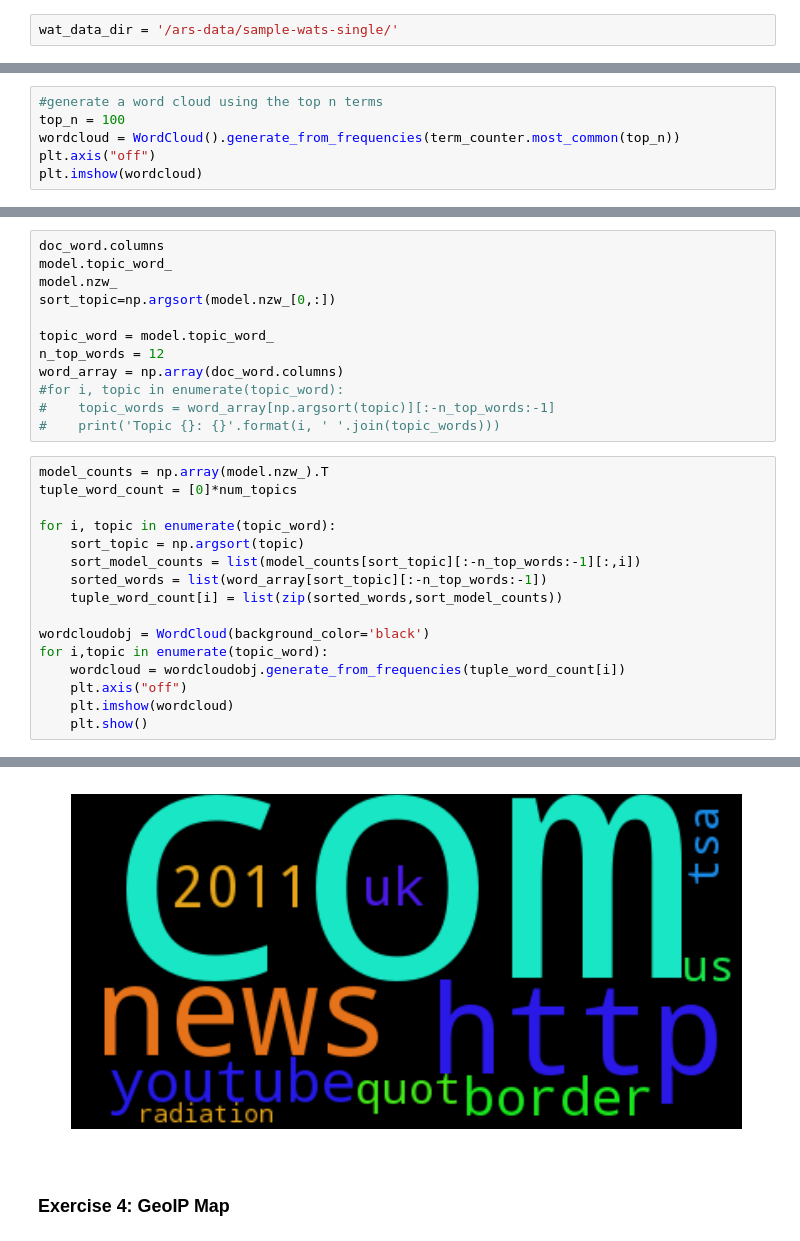
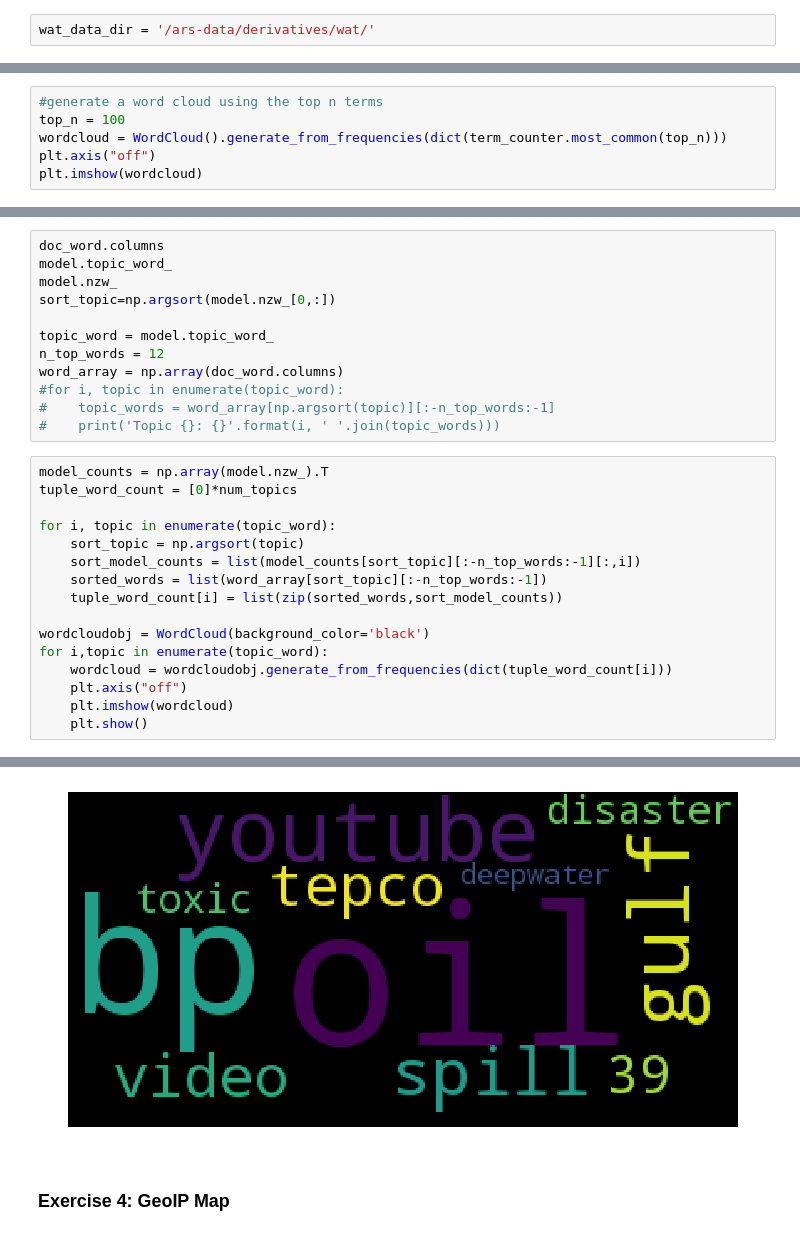
Before and after one commit to vinaygoel/ars-workshop, a Jupyter notebook: notebooks/WAT-Analysis.ipynb, the cells around one changed output, grey strips where cells are left out. Cells and saved outputs as stored; diff of their text form.

```diff
--- a/notebooks/WAT-Analysis.ipynb
+++ b/notebooks/WAT-Analysis.ipynb
@@ -14,7 +14,7 @@
 # %% [markdown]
 ### Set WAT data directory
 # %%
-wat_data_dir = '/ars-data/sample-wats-single/'
+wat_data_dir = '/ars-data/derivatives/wat/'
 # %% [markdown]
 ### Define Helper functions
 # %%
@@ -224,7 +224,7 @@ print(term_counter.most_common(20))
 # %%
 #generate a word cloud using the top n terms
 top_n = 100
-wordcloud = WordCloud().generate_from_frequencies(term_counter.most_common(top_n))
+wordcloud = WordCloud().generate_from_frequencies(dict(term_counter.most_common(top_n)))
 plt.axis("off")
 plt.imshow(wordcloud)
 # %% [output]
@@ -366,7 +383,7 @@ for i, topic in enumerate(topic_word):
 
 wordcloudobj = WordCloud(background_color='black')
 for i,topic in enumerate(topic_word):
-    wordcloud = wordcloudobj.generate_from_frequencies(tuple_word_count[i])
+    wordcloud = wordcloudobj.generate_from_frequencies(dict(tuple_word_count[i]))
     plt.axis("off")
     plt.imshow(wordcloud)
     plt.show()
@@ -376,4 +393,4 @@ for i,topic in enumerate(topic_word):
-[figure, old version]
+[figure, new version]
 # %% [markdown]
 ### Exercise 4: GeoIP Map
 # %%
```
Also changed, not shown: parts of 23 cells of this notebook.
